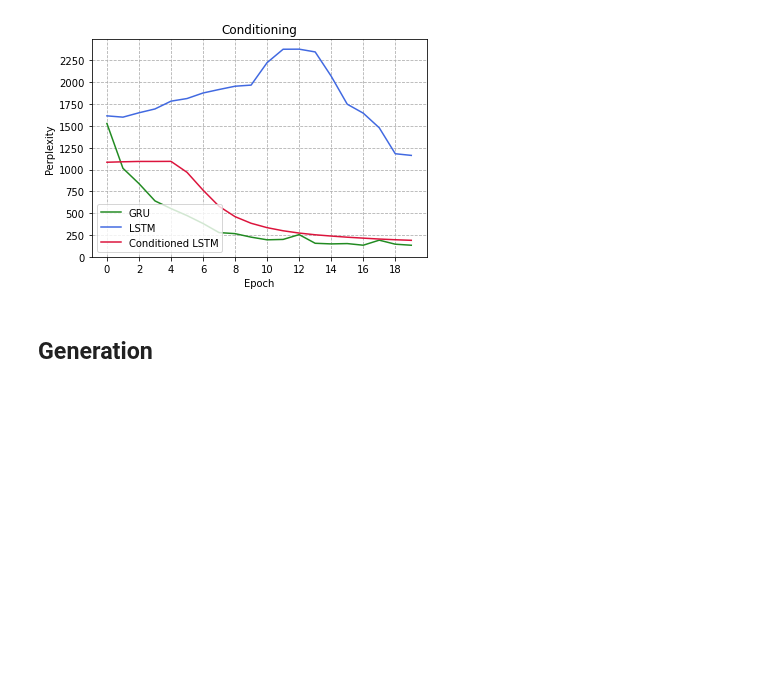
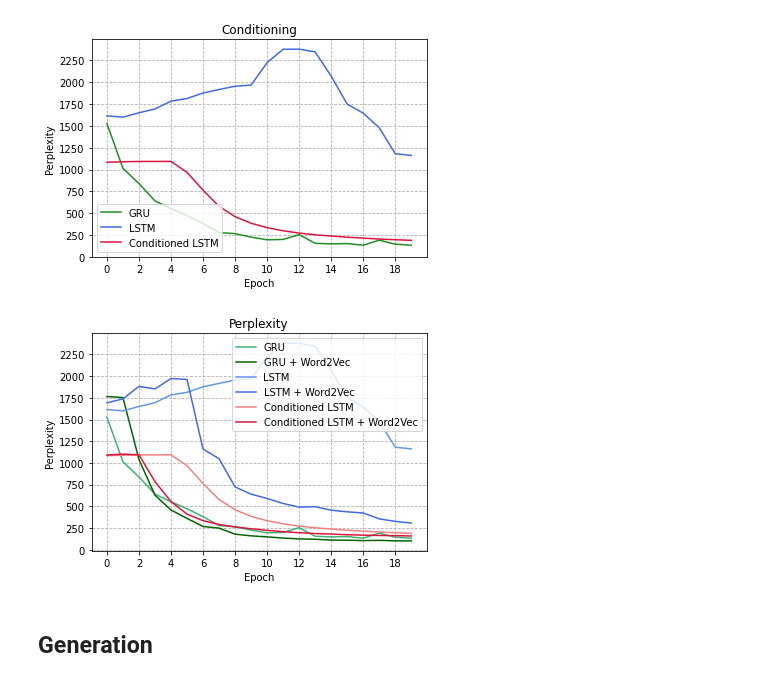
Before and after one commit to giuseppebaldini/paper-abstract-generator, a Jupyter notebook: baselines.ipynb, the cells around one changed output. Drawn from its saved outputs; the diff is of its cells as text; code cells hidden in the pictures; blank space fills up the shorter version.

```diff
--- a/baselines.ipynb
+++ b/baselines.ipynb
@@ -461,19 +462,25 @@ plt.savefig('plots/effect_conditioning.png')
 # %% [output]
 [figure]
 # %%
-plt.plot(cond_lstm_perp, 'royalblue')
+plt.plot(gru_perp, 'mediumseagreen')
+plt.plot(gru_w2v_perp, 'darkgreen')
+plt.plot(lstm_perp, 'cornflowerblue')
+plt.plot(lstm_w2v_perp, 'royalblue')
+plt.plot(cond_lstm_perp, 'lightcoral')
 plt.plot(cond_lstm_w2v_perp, 'crimson')
 
-plt.title('Conditioning')
+plt.title('Perplexity')
 plt.ylabel('Perplexity')
 plt.xlabel('Epoch')
-plt.legend(['GRU', 'LSTM', 'Conditioned LSTM'], loc='lower left')
+plt.legend(['GRU', 'GRU + Word2Vec', 'LSTM', 'LSTM + Word2Vec', 'Conditioned LSTM', 'Conditioned LSTM + Word2Vec'], loc='upper right')
 
 plt.yticks(range(0,2500,250))
 plt.xticks(range(0,20,2))
 plt.grid(linestyle='--')
 
-plt.savefig('plots/effect_conditioning.png')
+plt.savefig('plots/perplexity_all.png')
+# %% [output]
+[figure, added]
 # %% [markdown]
 ## Generation
 # %%
```
Also changed, not shown: parts of 4 cells of this notebook.
